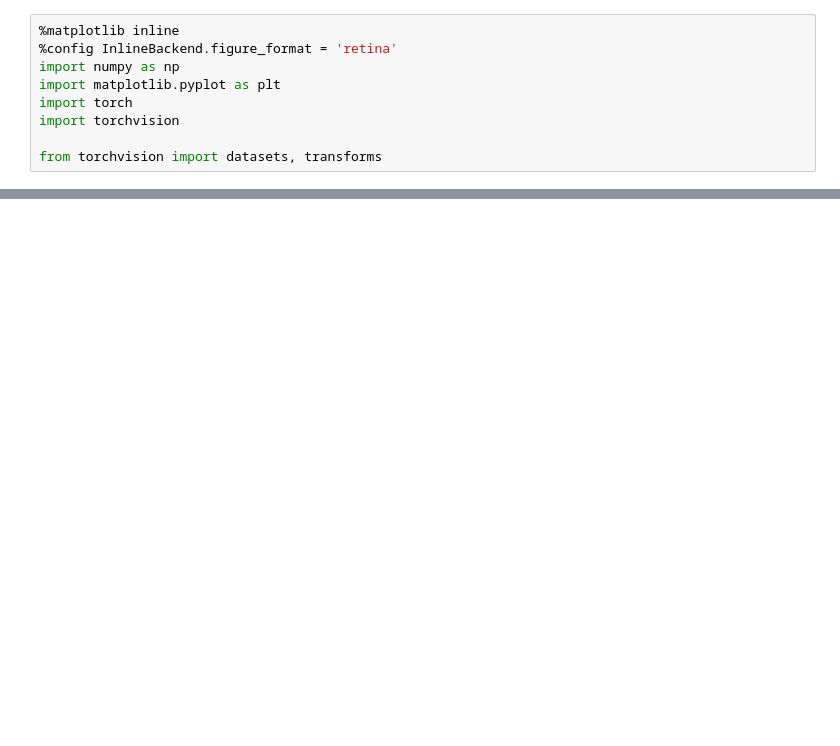
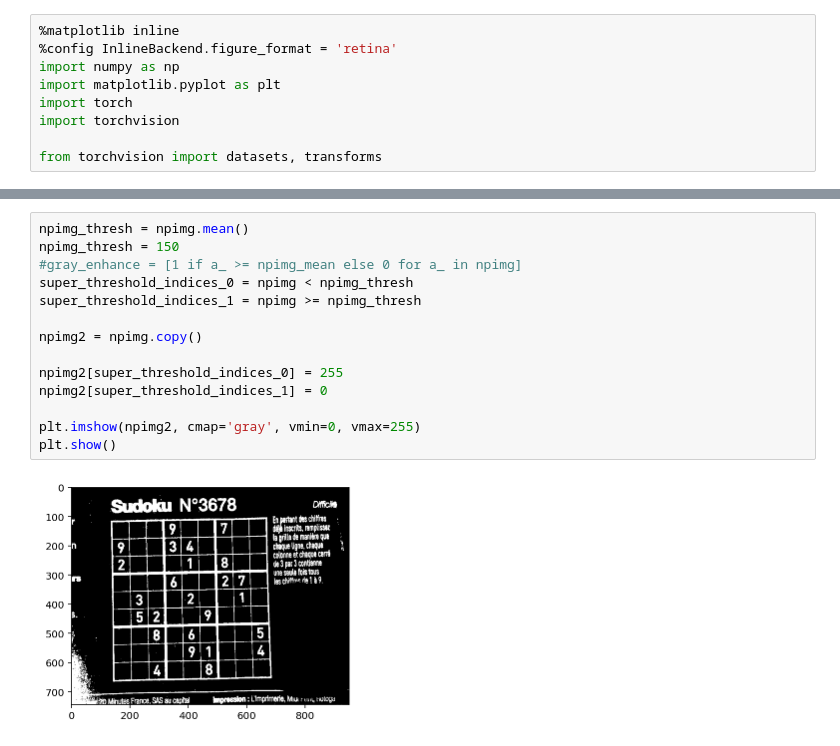
Before and after one commit to yencarnacion/pytorch-sudoku-solver, a Jupyter notebook: get_grids.ipynb, the cells around one changed output, grey strips where cells are left out. Cells and saved outputs as stored; diff of their text form; blank space fills up the shorter version.

```diff
--- a/get_grids.ipynb
+++ b/get_grids.ipynb
@@ -35,0 +54,16 @@ imshow(torchvision.utils.make_grid(images[0]))
+# %%
+npimg_thresh = npimg.mean()
+npimg_thresh = 150
+#gray_enhance = [1 if a_ >= npimg_mean else 0 for a_ in npimg]
+super_threshold_indices_0 = npimg < npimg_thresh
+super_threshold_indices_1 = npimg >= npimg_thresh
+
+npimg2 = npimg.copy()
+
+npimg2[super_threshold_indices_0] = 255
+npimg2[super_threshold_indices_1] = 0
+
+plt.imshow(npimg2, cmap='gray', vmin=0, vmax=255)
+plt.show()
+# %% [output]
+[figure, added]
```
Also changed, not shown: parts of 26 cells of this notebook, 1 other file.
